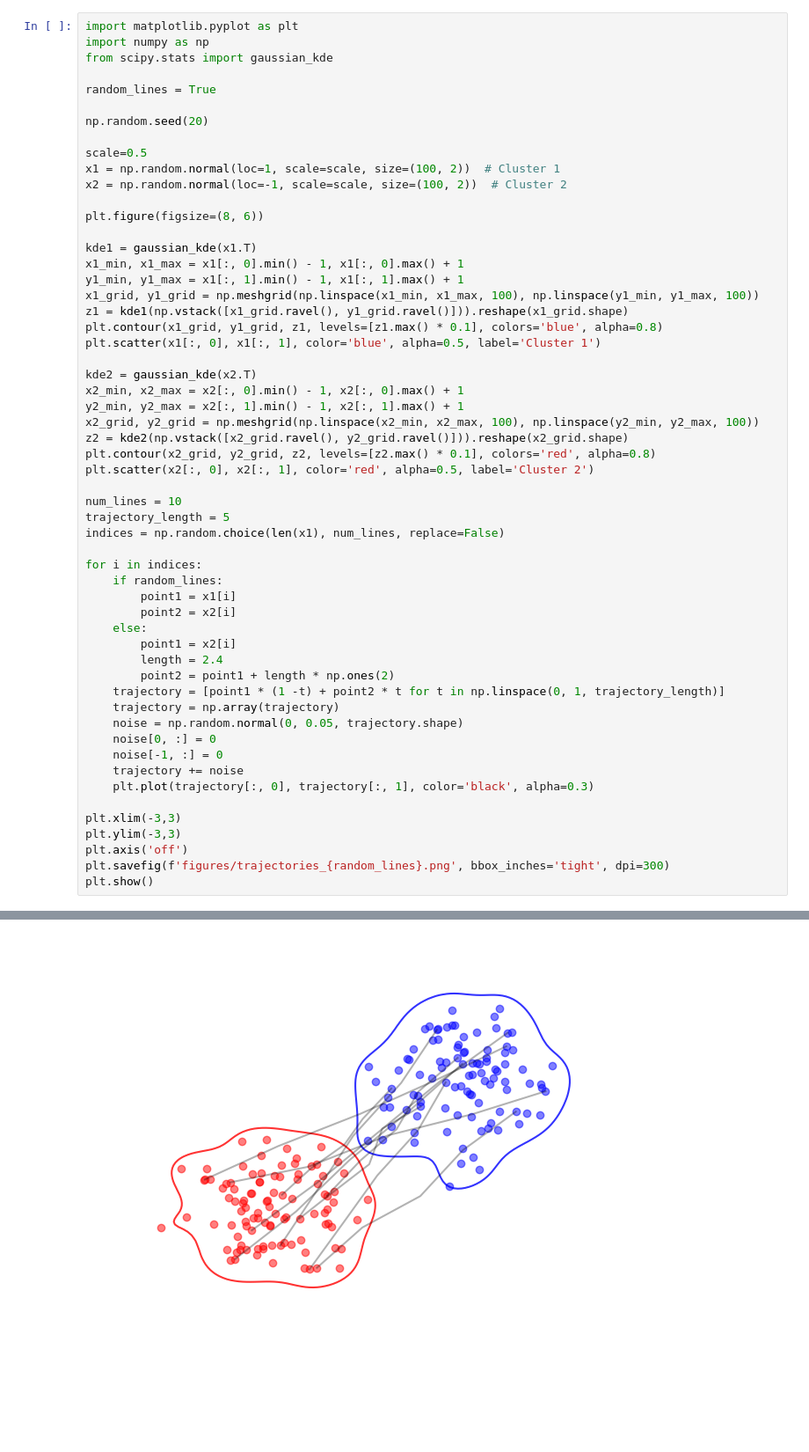
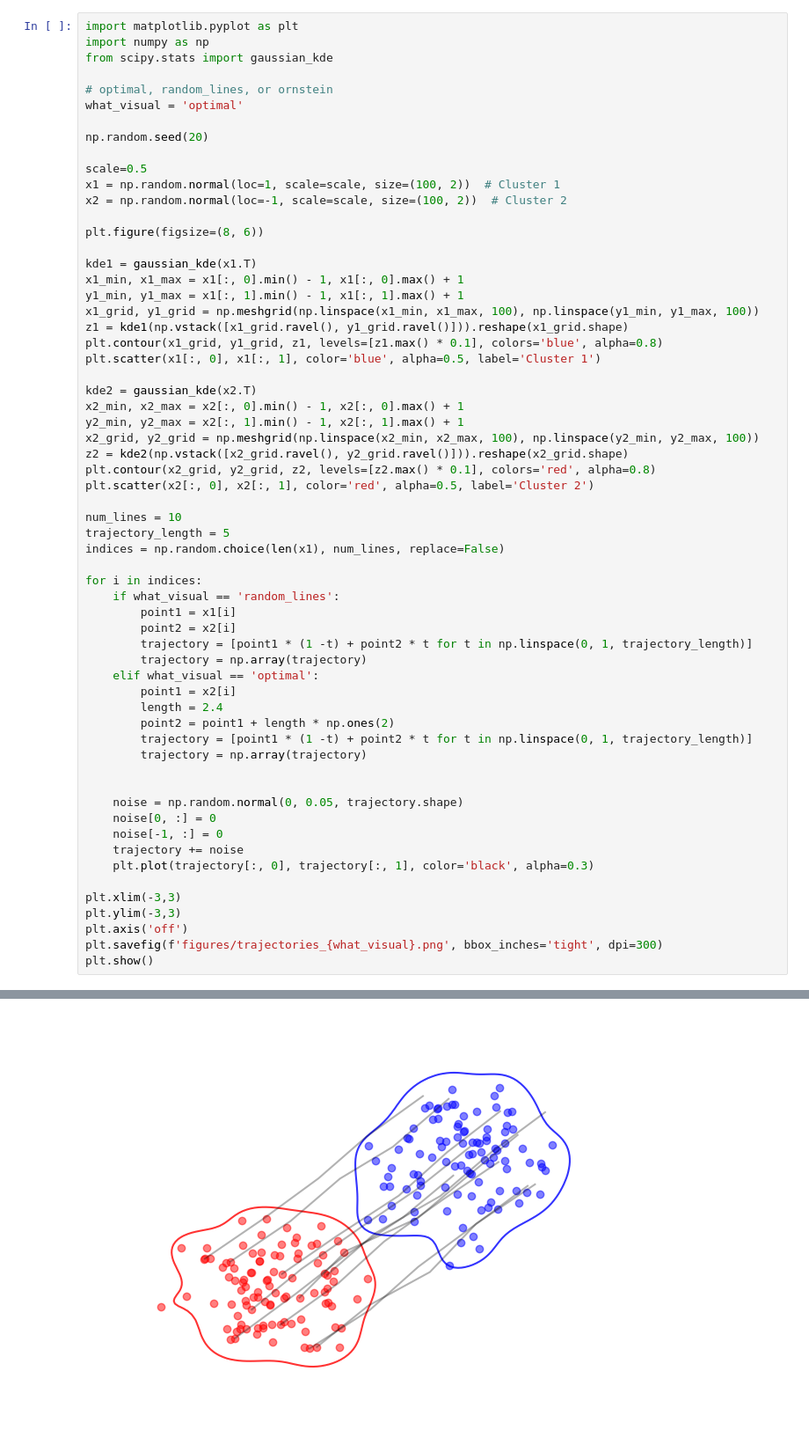
Before and after one commit to kommodeskab/Latent-DSB, a Jupyter notebook: figures.ipynb, the cells around one changed output, grey strips where cells are left out. Shown at 88% size. Drawn from its saved outputs; the diff is of its cells as text; blank space fills up the shorter version.

```diff
--- a/figures.ipynb
+++ b/figures.ipynb
@@ -6,7 +3,8 @@ import matplotlib.pyplot as plt
 import numpy as np
 from scipy.stats import gaussian_kde
 
-random_lines = True
+# optimal, random_lines, or ornstein
+what_visual = 'optimal'
 
 np.random.seed(20)
 
@@ -37,15 +35,19 @@ trajectory_length = 5
 indices = np.random.choice(len(x1), num_lines, replace=False)
 
 for i in indices:
-    if random_lines:
+    if what_visual == 'random_lines':
         point1 = x1[i]
         point2 = x2[i]
-    else:
+        trajectory = [point1 * (1 -t) + point2 * t for t in np.linspace(0, 1, trajectory_length)]
+        trajectory = np.array(trajectory)
+    elif what_visual == 'optimal':
         point1 = x2[i]
         length = 2.4
         point2 = point1 + length * np.ones(2)
-    trajectory = [point1 * (1 -t) + point2 * t for t in np.linspace(0, 1, trajectory_length)]
-    trajectory = np.array(trajectory)
+        trajectory = [point1 * (1 -t) + point2 * t for t in np.linspace(0, 1, trajectory_length)]
+        trajectory = np.array(trajectory)
+
+
     noise = np.random.normal(0, 0.05, trajectory.shape)
     noise[0, :] = 0
     noise[-1, :] = 0
@@ -55,6 +57,6 @@ for i in indices:
 plt.xlim(-3,3)
 plt.ylim(-3,3)
 plt.axis('off')
-plt.savefig(f'figures/trajectories_{random_lines}.png', bbox_inches='tight', dpi=300)
+plt.savefig(f'figures/trajectories_{what_visual}.png', bbox_inches='tight', dpi=300)
 plt.show()
 # %% [output]
@@ -61 +64 @@ plt.show()
-[figure, old version]
+[figure, new version]
```
Also changed, not shown: parts of 2 cells of this notebook, 32 other files.
